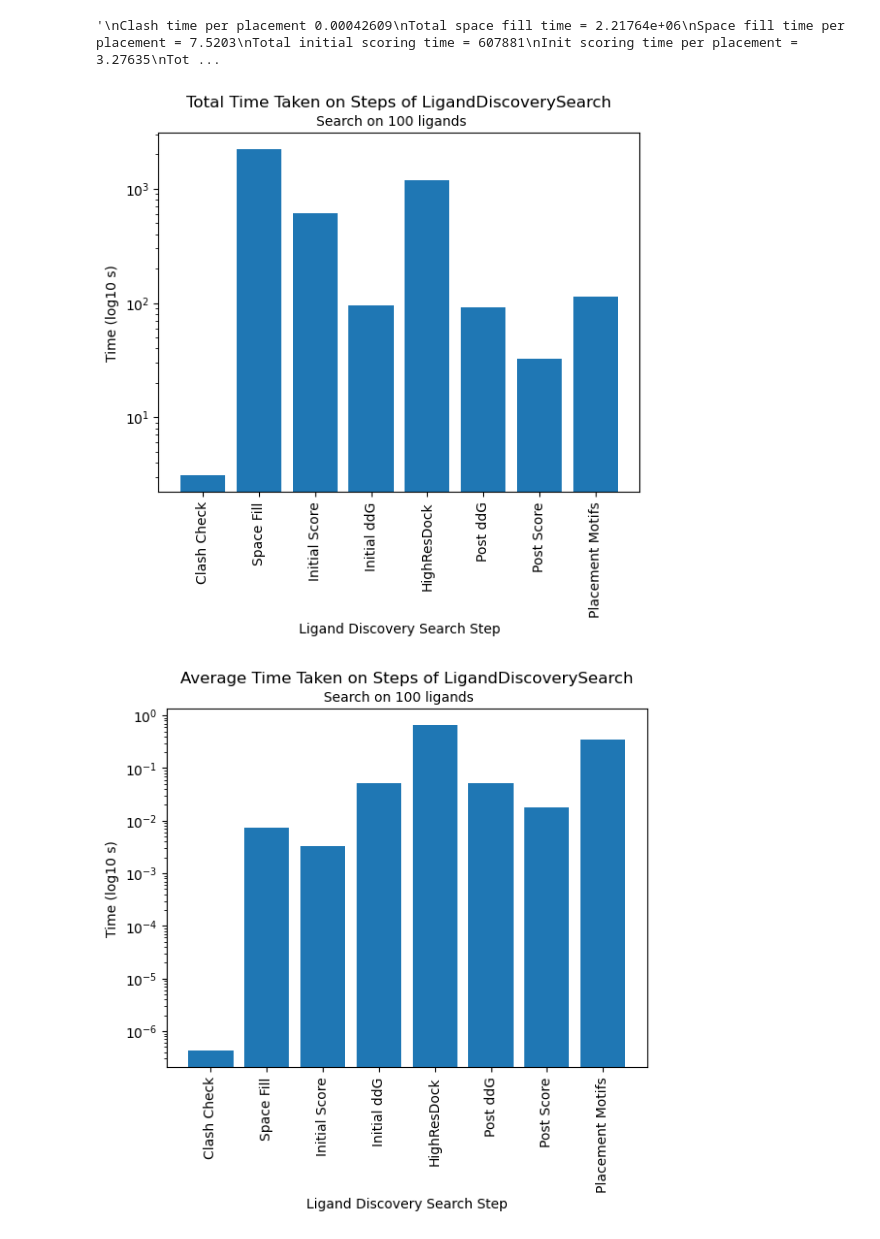
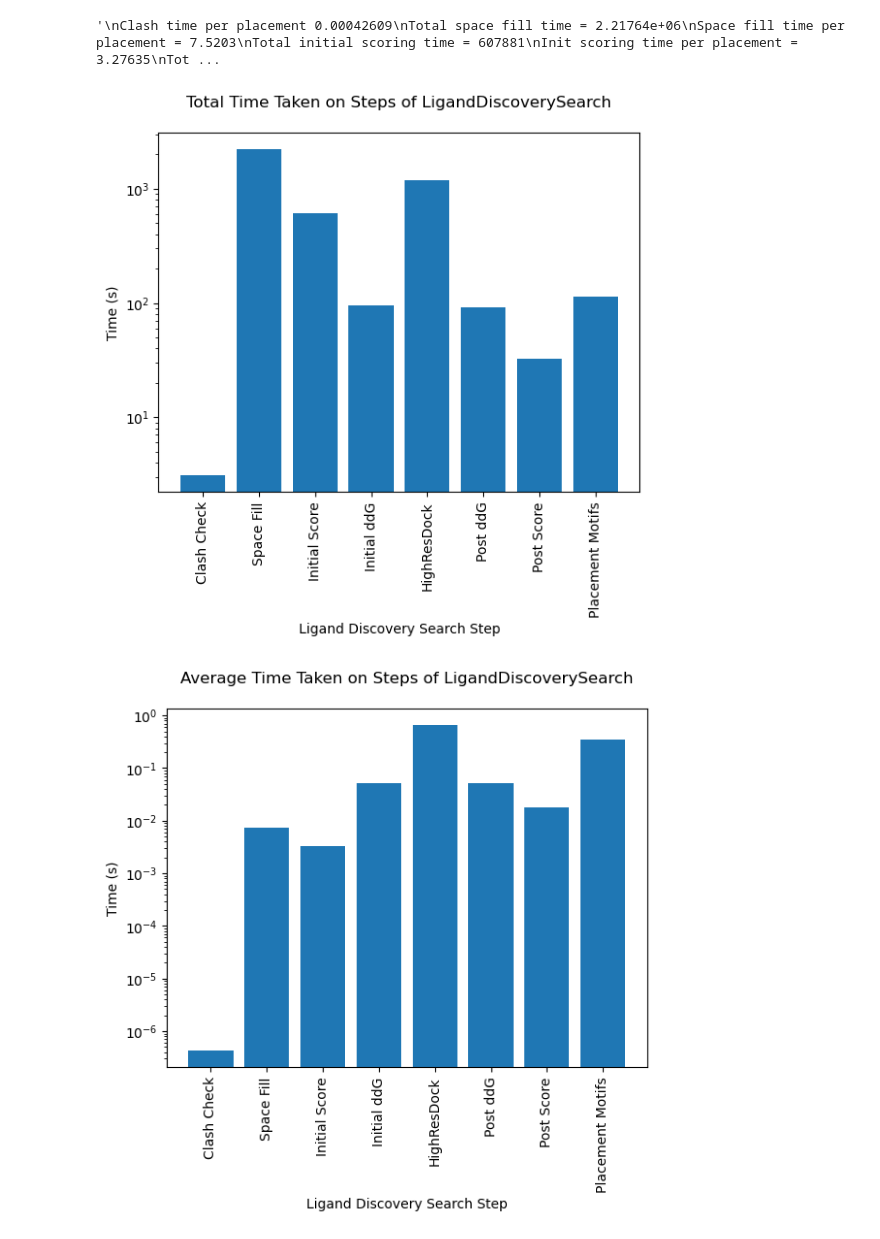
Before and after one commit to toadlover/ginsparg_thymelab_thesis, a Jupyter notebook: jupyter_notebooks/figure_making/LDS_breakpoint_timing.ipynb, the cells around one changed output. Cells and saved outputs as stored; diff of their text form; code cells hidden in the pictures.

```diff
--- a/jupyter_notebooks/figure_making/LDS_breakpoint_timing.ipynb
+++ b/jupyter_notebooks/figure_making/LDS_breakpoint_timing.ipynb
@@ -55,32 +55,32 @@ df = pd.DataFrame(total_data, columns=['X', 'Y'])
 # %%
 # Create a bar plot
 plt.bar(df['X'], df['Y'])
 plt.xlabel('Ligand Discovery Search Step')
-plt.ylabel('Time (log10 s)')
+plt.ylabel('Time (s)')
 plt.title('Total Time Taken on Steps of LigandDiscoverySearch',y=1.05)
-plt.suptitle("Search on 100 ligands", fontsize=10,y=.92)
+#plt.suptitle("Search on 100 ligands", fontsize=10,y=.92)
 
 
 # Set y-axis to display in scientific notation with individual tick values
 plt.gca().yaxis.set_major_formatter(ScalarFormatter(useMathText=True))
 plt.gca().yaxis.get_major_formatter().set_scientific(False)
 plt.gca().yaxis.get_major_formatter().set_powerlimits((0,0))
 
 # Set y-axis to display numbers with commas
 plt.gca().yaxis.set_major_formatter(FuncFormatter(lambda x, _: f'{int(x):,}'))
 
 #add note for the text
 #plt.text(3, 1, "Conformers: " + str(total_ligands), fontsize=12, color='black')
 #plt.annotate("Total Unique Conformers = " + str(total_ligands_str), xy=(0.245, -0.18), xycoords='axes fraction', fontsize=9, color='black')
 
 plt.yscale("log")
 
 # Rotate the x-axis labels
 plt.xticks(rotation=90)
 
 plt.show()
 # %% [output]
-[figure, old version]
+[figure, new version]
 # %%
 #data in format to make time per call spent graph
 #times are in milliseconds initially
@@ -92,9 +92,9 @@ df = pd.DataFrame(time_per_call, columns=['X', 'Y'])
 # Create a bar plot
 plt.bar(df['X'], df['Y'])
 plt.xlabel('Ligand Discovery Search Step')
-plt.ylabel('Time (log10 s)')
+plt.ylabel('Time (s)')
 plt.title('Average Time Taken on Steps of LigandDiscoverySearch',y=1.05)
-plt.suptitle("Search on 100 ligands", fontsize=10,y=.92)
+#plt.suptitle("Search on 100 ligands", fontsize=10,y=.92)
 
 
 # Set y-axis to display in scientific notation with individual tick values
@@ -116,7 +116,7 @@ plt.xticks(rotation=90)
 
 plt.show()
 # %% [output]
-[figure, old version]
+[figure, new version]
 # %%
 #data in format to make call count graph
 #times are in milliseconds initially
```
Also changed, not shown: parts of 1 cell of this notebook, 3 other files.
